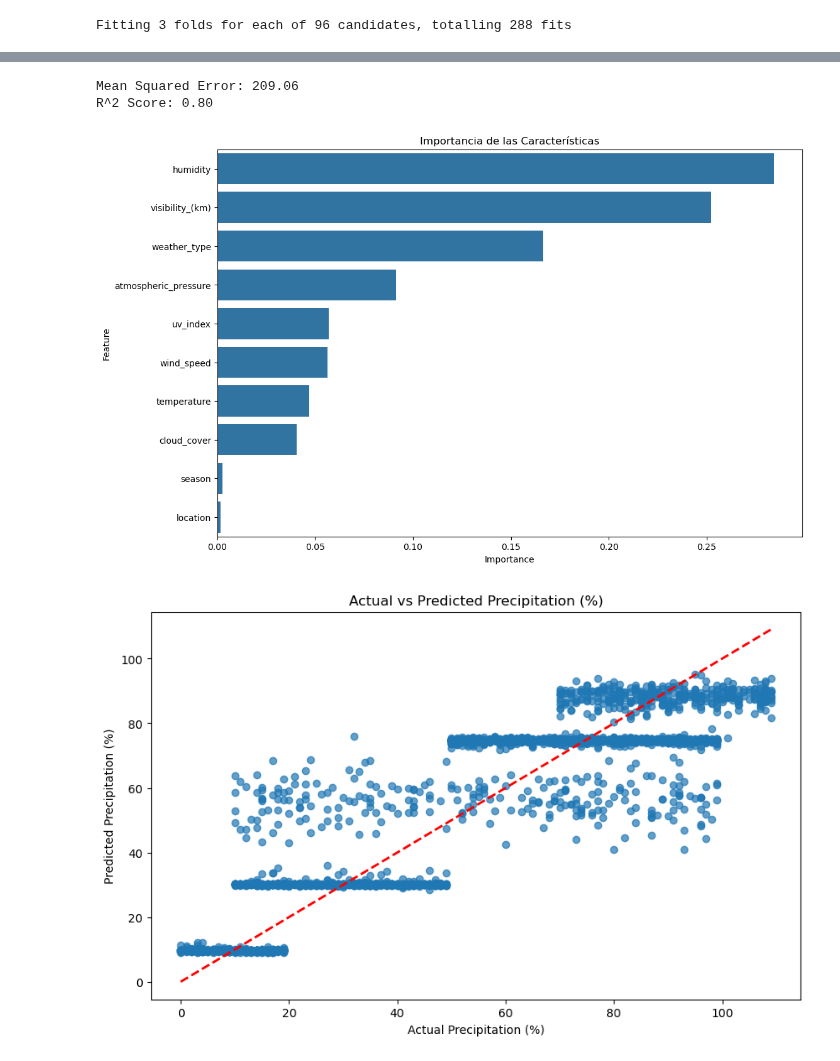
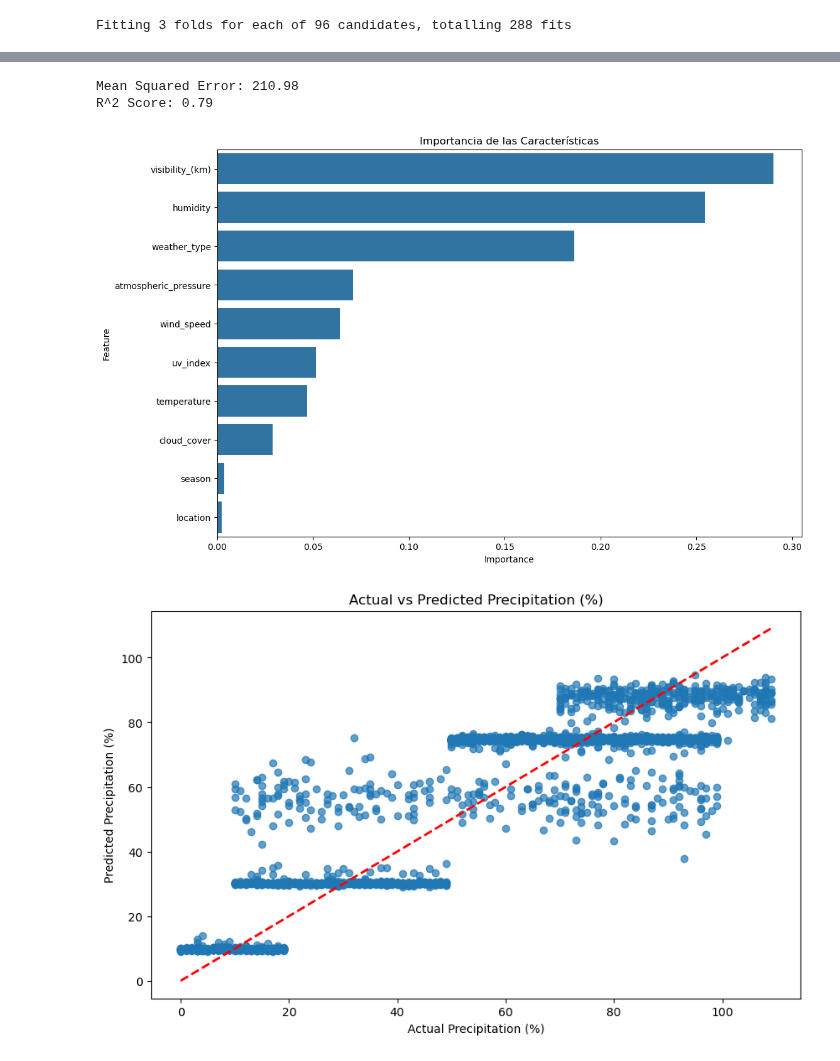
Before and after one commit to jesuserro/weather-prediction-machine-learning, a Jupyter notebook: src/8_random_forest_regressor.ipynb, the cells around one changed output, grey strips where cells are left out. Drawn from its saved outputs; the diff is of its cells as text; code cells hidden in the pictures.

```diff
--- a/src/8_random_forest_regressor.ipynb
+++ b/src/8_random_forest_regressor.ipynb
@@ -46,7 +46,7 @@ X_test_scaled = scaler.transform(X_test)
 
 # Ajustar los parámetros del Random Forest
 param_grid = {
-    'n_estimators': [50, 100],
+    'n_estimators': [150, 200],
     'max_features': ['auto', 'sqrt'],
     'max_depth': [10, 20, None],
     'min_samples_split': [2, 5],
@@ -125,5 +125,5 @@ Traceback (most recent call last):
   warnings.warn(
-Mean Squared Error: 209.06
-R^2 Score: 0.80
+Mean Squared Error: 210.98
+R^2 Score: 0.79
-[figure, old version]
+[figure, new version]
-[figure, old version]
+[figure, new version]
```
Also changed, not shown: parts of 2 cells of this notebook.
